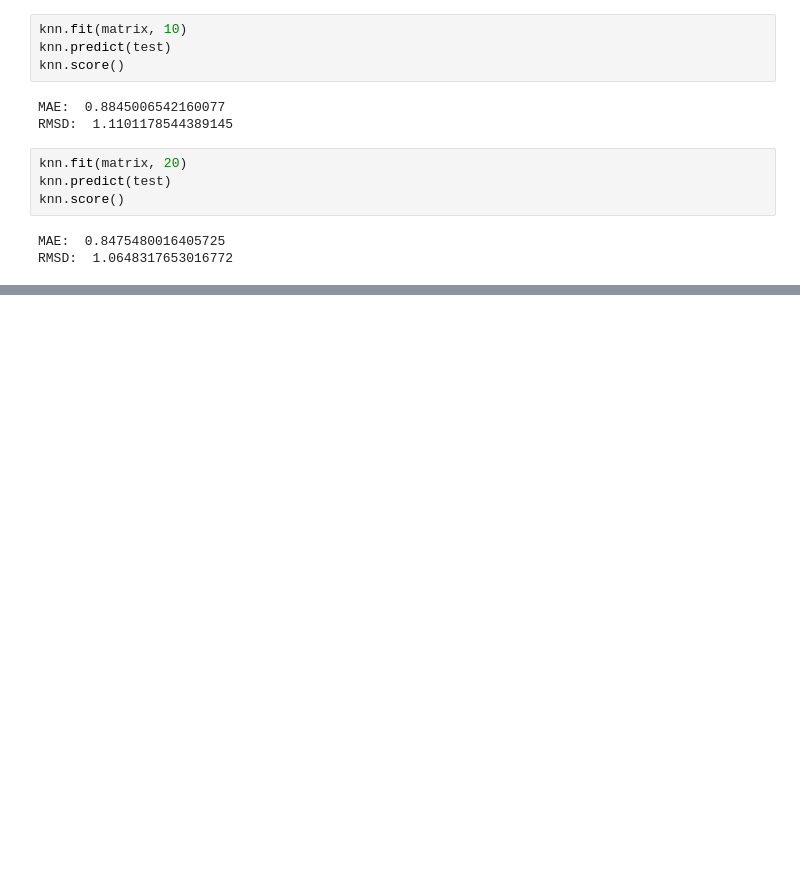
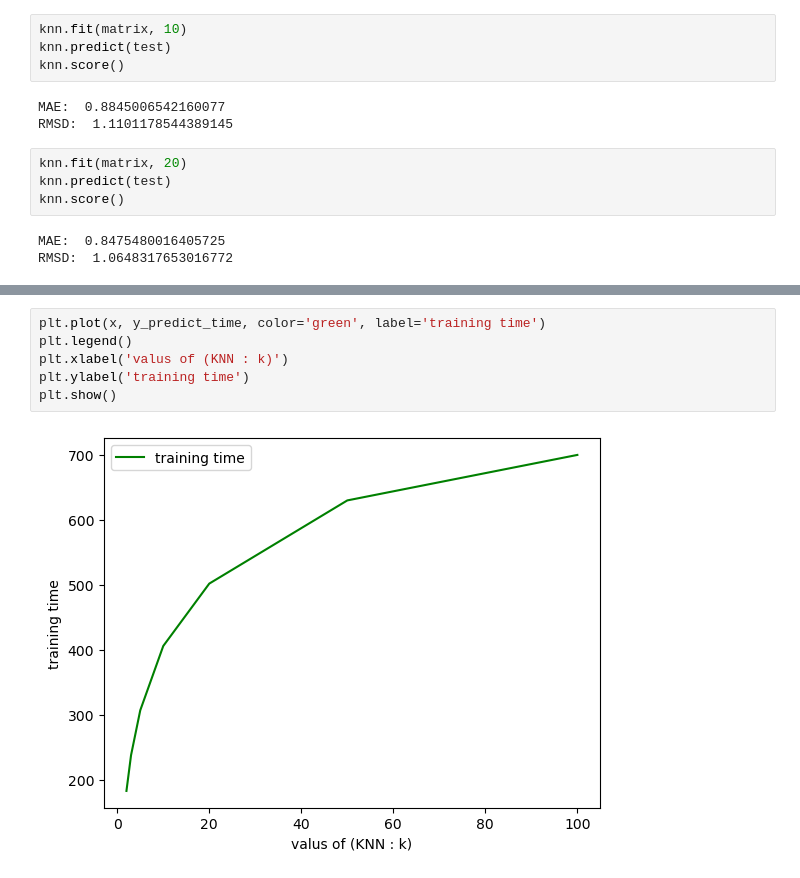
Before and after one commit to namediffcult/Let-s-learn-ML, a Jupyter notebook: Knowledge/模型/KNN/KNN-written by myself.ipynb, the cells around one changed output, grey strips where cells are left out. Cells and saved outputs as stored; diff of their text form; blank space fills up the shorter version.

```diff
--- a/Knowledge/模型/KNN/KNN-written by myself.ipynb
+++ b/Knowledge/模型/KNN/KNN-written by myself.ipynb
@@ -377,0 +260,8 @@ class _KNN_by_for():
+# %%
+plt.plot(x, y_predict_time, color='green', label='training time')
+plt.legend()
+plt.xlabel('valus of (KNN : k)')
+plt.ylabel('training time')
+plt.show()
+# %% [output]
+[figure, added]
```
Also changed, not shown: parts of 7 cells of this notebook.
